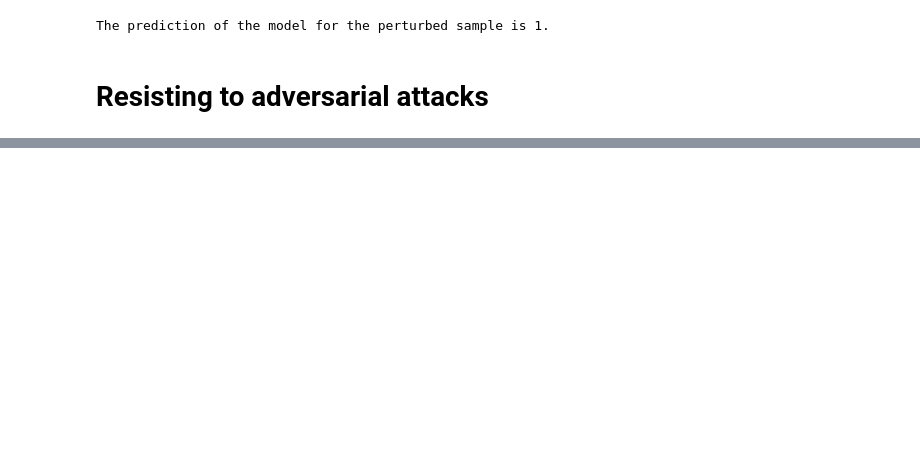
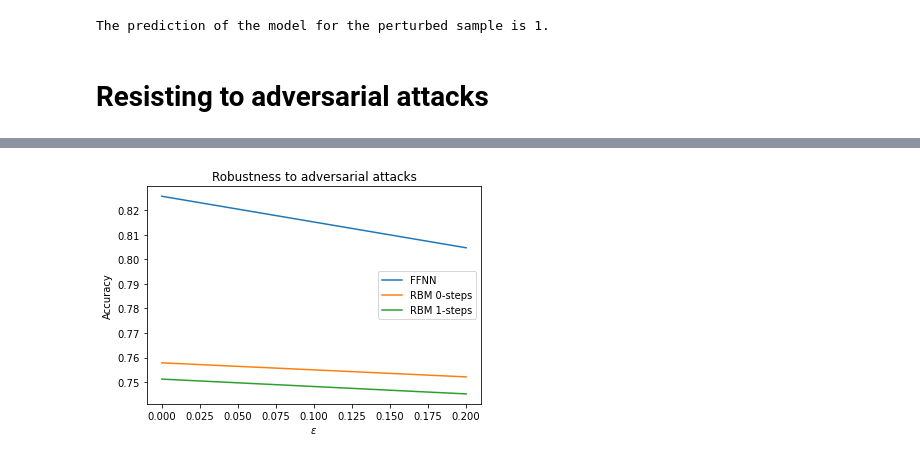
Before and after one commit to PashaIanko/RestrictedBolzmannMachine, a Jupyter notebook: Omniglot_learning.ipynb, the cells around one changed output, grey strips where cells are left out. Saved outputs shown, nothing was run; the diff lists cells and outputs as text; code cells hidden in the pictures; blank space fills up the shorter version.

```diff
--- a/Omniglot_learning.ipynb
+++ b/Omniglot_learning.ipynb
@@ -885,0 +895,30 @@ tensor([[-0.7771,  0.7859,  1.2155,  1.0567, -1.4939,  0.3289, -0.3155,  0.5044,
+# %%
+epsilon_values = [0, 0.2]  # [0, .05, .1, .15, .2, .25]
+
+def test_epsilon_values_effect(model, n_steps):
+  accuracies = list()
+
+  for eps in epsilon_values:
+      acc = test_robustness_to_attack(model, device, test_loader, eps, num_steps=n_steps, verbose=False)
+      accuracies.append(acc)
+
+  return accuracies
+# %%
+%%capture
+accuracies_ffnn = test_epsilon_values_effect(ffnn, n_steps=0)
+accuracies_rbm_0 = test_epsilon_values_effect(dbn_with_readout, n_steps=0)
+# accuracies_rbm_1 = test_epsilon_values_effect(dbn_with_readout, n_steps=1)
+accuracies_rbm_2 = test_epsilon_values_effect(dbn_with_readout, n_steps=2)
+# %%
+fig, ax = plt.subplots(1, 1, figsize=(6,4), sharey=True)
+
+__ = ax.plot(epsilon_values, accuracies_ffnn)
+__ = ax.plot(epsilon_values, accuracies_rbm_0)
+# __ = ax.plot(epsilon_values, accuracies_rbm_1)
+__ = ax.plot(epsilon_values, accuracies_rbm_2)
+__ = ax.set_xlabel("$\epsilon$")
+__ = ax.set_ylabel("Accuracy")
+__ = ax.set_title("Robustness to adversarial attacks")
+__ = ax.legend(["FFNN", "RBM 0-steps", "RBM 1-steps","RBM 2-steps"])
+# %% [output]
+[figure, added]
```
Also changed, not shown: parts of 29 cells of this notebook.
